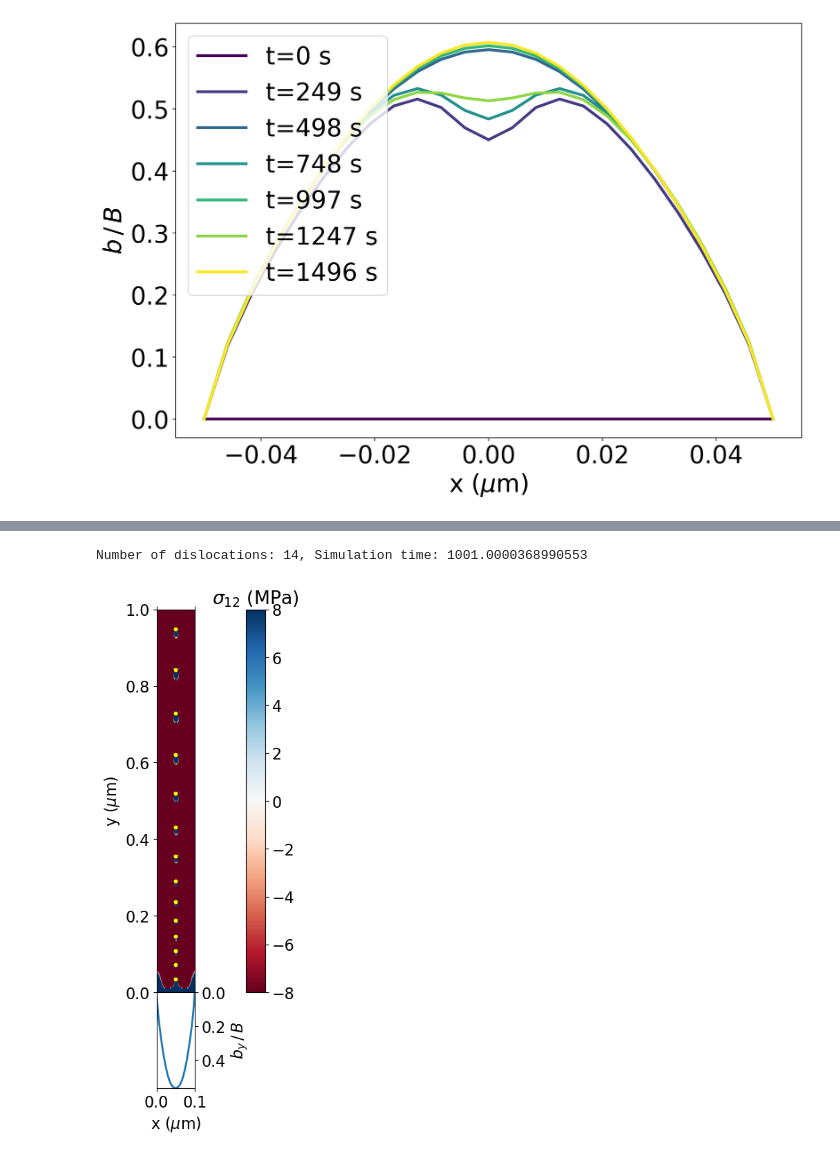
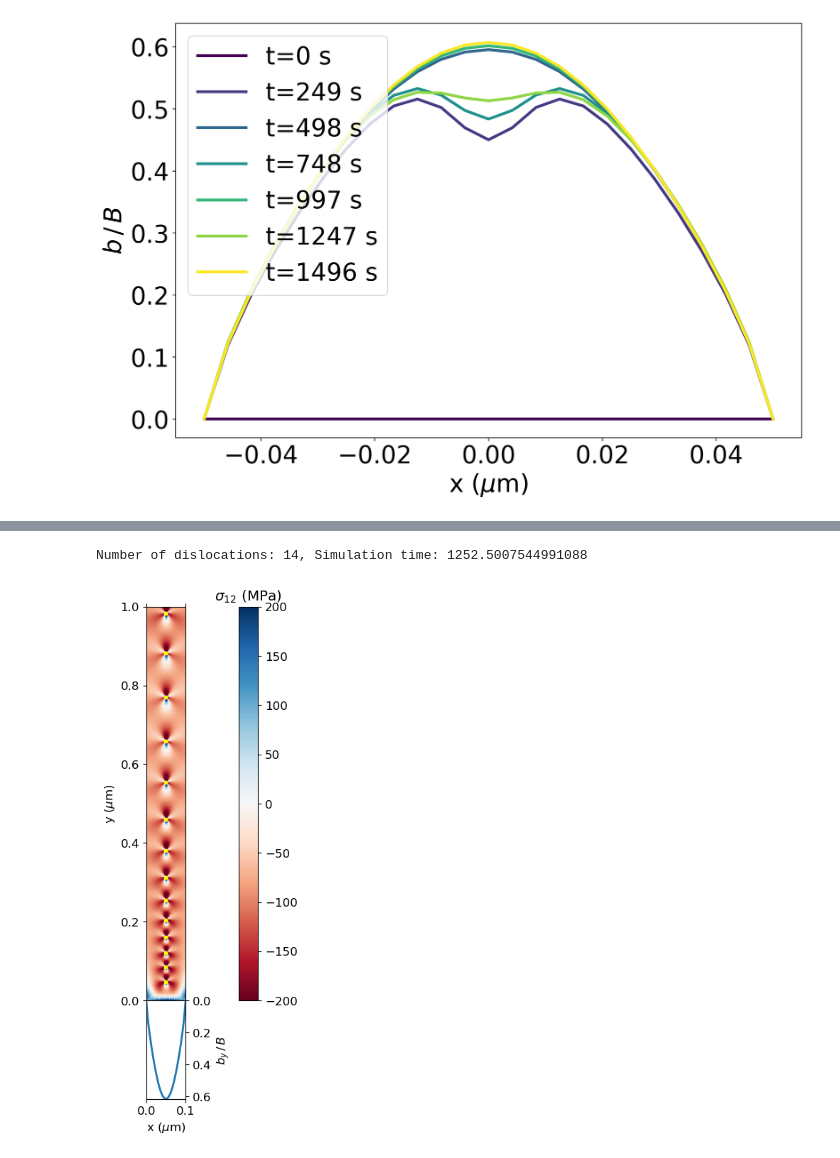
Before and after one commit to AHartmaier/pyLabDD, a Jupyter notebook: notebooks/gbdd_pu_study.ipynb, the cells around one changed output, grey strips where cells are left out. Saved outputs shown, nothing was run; the diff lists cells and outputs as text; code cells hidden in the pictures.

```diff
--- a/notebooks/gbdd_pu_study.ipynb
+++ b/notebooks/gbdd_pu_study.ipynb
@@ -19,14 +19,13 @@ tfin = 1.5e9
 niter = 500_000_000
 
 # define grain sizes or files
-#flist = ["pu1_tau150_T900_D3", "pu1_tau150_T900_D7", "pu1_tau150_T900_D10",
-#         "pu1_tau150_T900_D30", "pu1_tau150_T900_D70", "pu1_tau150_T900_D100",
-#         "pu1_tau150_T900_D300"]
-#path = "../examples/gbdd/"
+flist = ["pu1_tau150_T900_D3_L1", "pu1_tau150_T900_D10_L1", ]
+#         "pu1_tau150_T500_D30_L1", "pu1_tau150_T900_D10_L1",]
+path = "../examples/Res-PU1-v2_2_1/"
 #path = "./PU1_conv_nbgn/"
-#Np = len(flist)
-D2_list = [1]
-Np = len(D2_list)
+Np = len(flist)
+#D2_list = [1]
+#Np = len(D2_list)
 
 # initialize arrays to store results
 psr_av = np.zeros((Np, maxout))
@@ -35,7 +34,7 @@ sim_time = np.zeros((Np, maxout))
 nit = np.zeros(Np, dtype=int)
 gs_list = np.zeros(Np)
 # %%
-def plot_stress_bfield(npt = 300, file=None):
+def plot_stress_bfield(npt = 300, file=None, cutoff=100.):
     xpts = np.linspace(0.0, dsl.lx, npt)
     ypts = np.linspace(0.0, dsl.ly, npt)
     XP, YP = np.meshgrid(xpts, ypts)
@@ -58,7 +57,7 @@ def plot_stress_bfield(npt = 300, file=None):
     plt.setp(ax1.get_xticklabels(), visible=False)
     ax1.set_ylabel(r"y ($\mu$m)")
     im = ax1.imshow(s12, origin="lower", extent=extent,
-        vmin=-8.0, vmax=8.0, cmap=plt.cm.RdBu, aspect="equal")
+        vmin=-cutoff, vmax=cutoff, cmap=plt.cm.RdBu, aspect="equal")
     ax1.scatter(dsl.xpos[:npu], dsl.ypos[:npu], s=10, c="yellow", marker="o")
     cbar = fig.colorbar(im, ax=ax1, pad=0.08)
     #cbar.set_label(r"$\sigma_{12}$ (MPa)")
@@ -134,9 +133,9 @@ for i, fname in enumerate(flist):
     print(f"** Max. time step = {max(gbdd.glob_data['timestep'])}, Median: {np.median(gbdd.glob_data['timestep'])}")
     #gbdd.plot_time_series('max_bdot')
     #gbdd.plot_time_series('plast_slip_rate')
-    #gbdd.plot_time_series('psr_av')
+    gbdd.plot_time_series('psr_av')
     #gbdd.plot_field('displacement')
-    #gbdd.plot_field('bfield')
+    gbdd.plot_field('bfield')
     nit[i] = gbdd.nout
     gs_list[i] = gbdd.D2
     sim_time[i, 0:gbdd.nout] = gbdd.sim_time
@@ -173,31 +185,32 @@ gbdd.plot_time_series('n_slip_dis')
 # %%
-it = 666
+it = 500
+plt.rcParams["font.size"] = 12
 sp_ang = 0.5*np.pi
 C = gbdd.mu*gbdd.B/(2*np.pi*(1.-gbdd.nu))   # Constant for dislocation stress field
 hh = gbdd.pu_dis['position'][it, :]
 ind = np.nonzero(hh)[0]
 npu = len(ind)
 assert npu == gbdd.glob_data['n_slip_dis'][it]
 ngbn = gbdd.Ngbn
 Nc = int((ngbn+1)/2) - 1
 gbdx = gbdd.Dgp/(ngbn-1)
 ndis = npu + ngbn
 xp = np.zeros(ndis)
 yp = np.zeros(ndis)
 by = np.ones(ndis)
 yp[0:npu] = hh[ind]  # positions of pile-up dislocations stored in first section of array, GB is at y=0
 xp[0:npu] = np.ones(npu)*gbdd.Dgp*0.5  # x-positions of pile-up dislocations
 xp[npu:] = gbdd.gb_node_pos + gbdd.Dgp*0.5
 by[npu:] = gbdd.field_data['bfield'][it, :]  #np.zeros(ngbn) #
 print(f"Number of dislocations: {npu}, Simulation time: {gbdd.sim_time[it]*1.e-6}")
 
 #define different dislocations in box
 # initialze object of class Dislocations
 dsl = dd.Dislocations(ndis, npu, sp_ang, C, gbdd.B,
                       xpos=xp, ypos=yp, LX=gbdd.Dgp, LY=gbdd.D2,  #LX=50000, LY=50000, #
                       bc="fixed")
 dsl.by = by
-plot_stress_bfield(file="stress_pileup.pdf")
+plot_stress_bfield(file=f"sigpu_tau{int(gbdd.tau0)}_T{int(gbdd.temp)}_D{int(gbdd.D2*10)}_L{int(gbdd.Dgp*10)}.pdf", cutoff=200)
 # %% [output]
-Number of dislocations: 14, Simulation time: 1001.0000368990553
+Number of dislocations: 14, Simulation time: 1252.5007544991088
-[figure, old version]
+[figure, new version]
```
Also changed, not shown: parts of 5 cells of this notebook.
